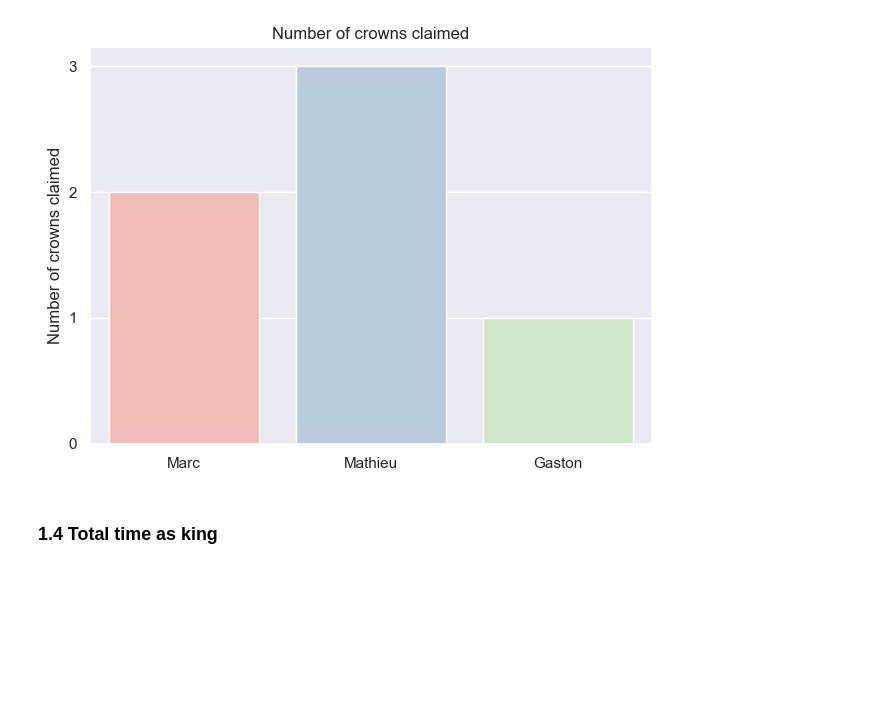
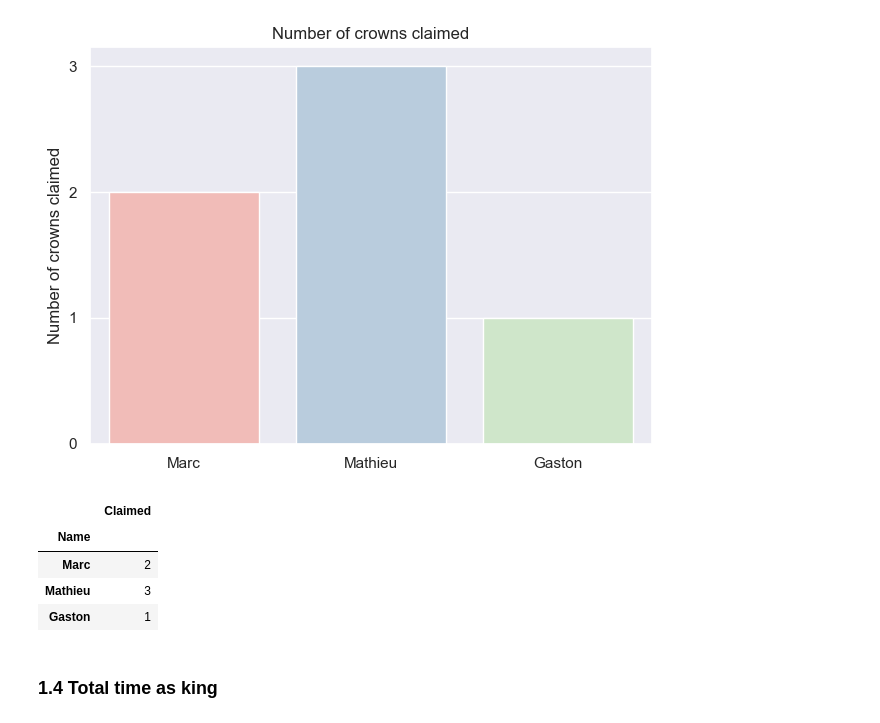
Before and after one commit to Wolgamonox/koth-ping-pong-website, a Jupyter notebook: analysis_exploration/analysis_exploration.ipynb, the cells around one changed output. Drawn from its saved outputs; the diff is of its cells as text; code cells hidden in the pictures; blank space fills up the shorter version.

```diff
--- a/analysis_exploration/analysis_exploration.ipynb
+++ b/analysis_exploration/analysis_exploration.ipynb
@@ -144,6 +144,14 @@ plt.show()
 # %% [output]
 first king: Marc
 [figure]
+# %%
+crowns_claimed
+# %% [output]
+|  | Claimed |
+| Name |  |
+| Marc | 2 |
+| Mathieu | 3 |
+| Gaston | 1 |
 # %% [markdown]
 ### 1.4 Total time as king
 # %%
```
Also changed, not shown: parts of 4 cells of this notebook, 1 other file.
